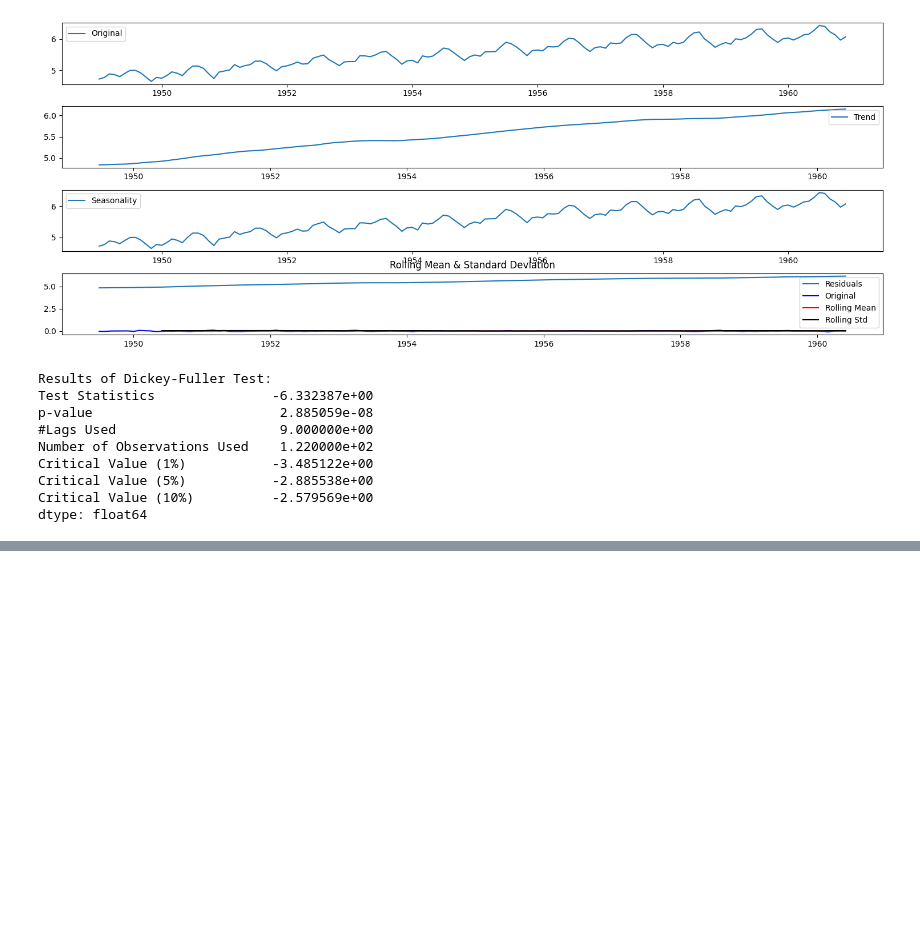
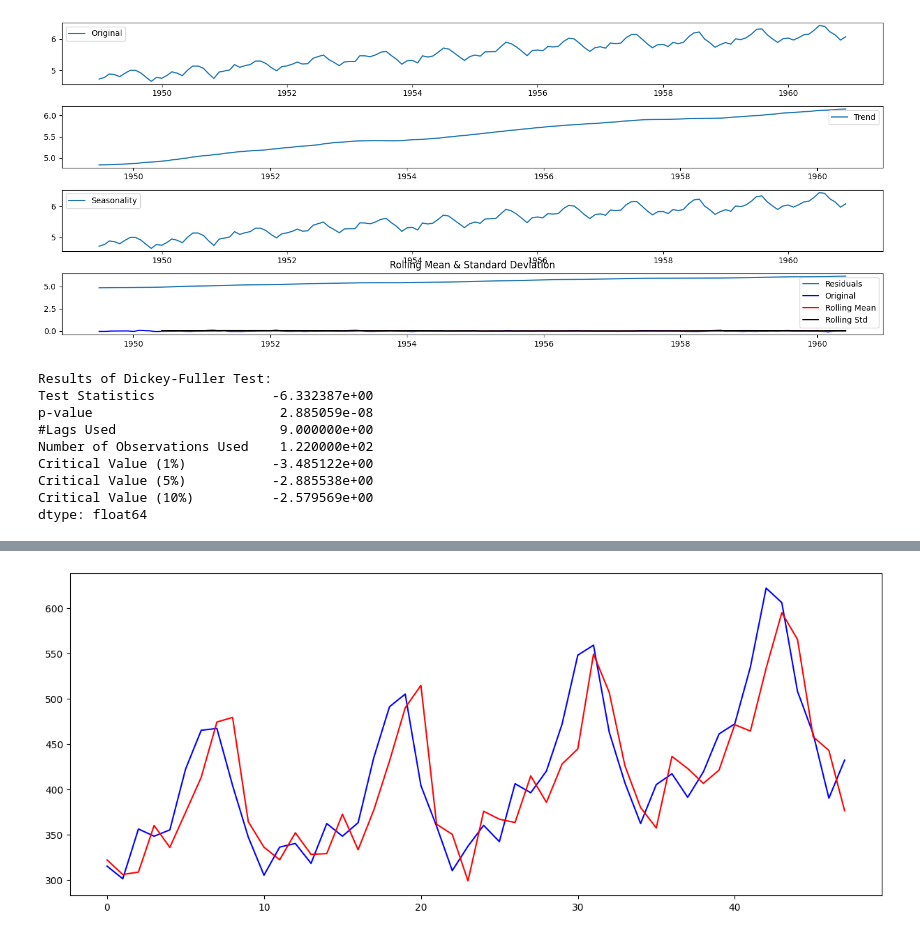
Before and after one commit to srsimonson/time-series-analysis, a Jupyter notebook: arima.ipynb, the cells around one changed output, grey strips where cells are left out. Drawn from its saved outputs; the diff is of its cells as text; code cells hidden in the pictures; blank space fills up the shorter version.

```diff
--- a/arima.ipynb
+++ b/arima.ipynb
@@ -377,0 +400,8 @@ NameError: name 'train' is not defined
+# %%
+# Invert Transformation
+
+pyplot.plot(np.exp(test), color='blue', label='test')
+pyplot.plot(np.exp(predictions), color='red', label='pred')
+plt.show()
+# %% [output]
+[figure, added]
```
Also changed, not shown: parts of 11 cells of this notebook, 1 other file.
